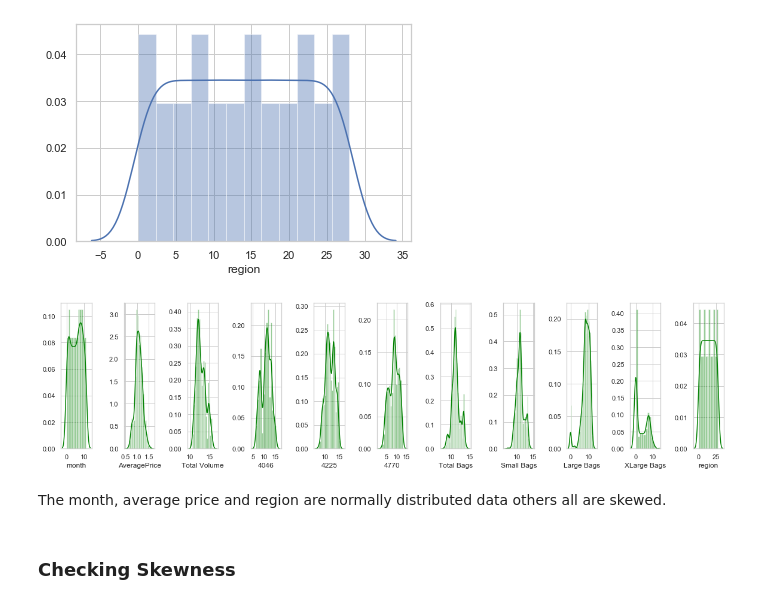
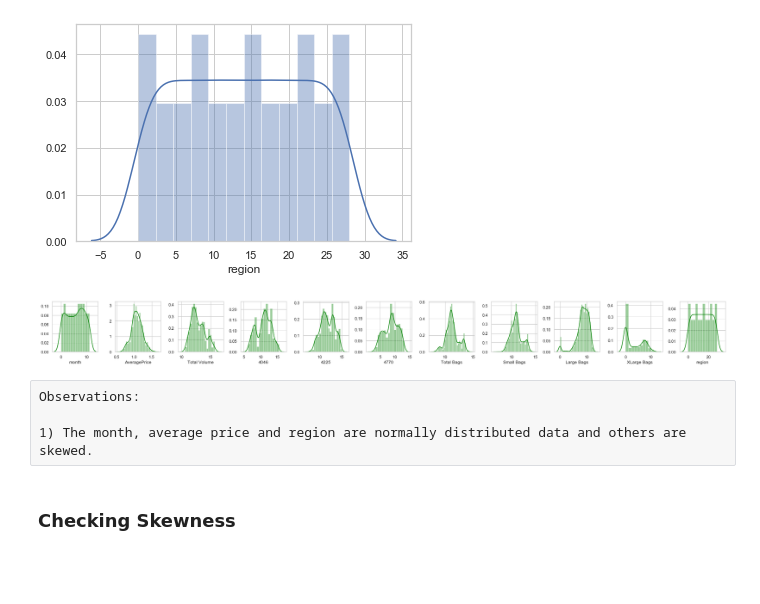
Before and after one commit to jazzcod/DataTrained_Evaluation_Projects, a Jupyter notebook: Evaluation_Project_1_Avocado.ipynb, the cells around one changed output. Saved outputs shown, nothing was run; the diff lists cells and outputs as text; code cells hidden in the pictures; blank space fills up the shorter version.

```diff
--- a/Evaluation_Project_1_Avocado.ipynb
+++ b/Evaluation_Project_1_Avocado.ipynb
@@ -373,15 +444,17 @@ for i in ds_avo_combined.columns:
 [figure]
 # %%
 #plotting distribution for all the variables in a single view format for a better understanding
-plt.figure(figsize=(25,40))
+plt.figure(figsize=(40,25))
 for i in range(0,len(collist)):
     plt.subplot(nrow,ncol,i+1)
     sns.distplot(ds_avo_combined[collist[i]],color="green")
     plt.tight_layout()
 # %% [output]
-[figure, old version]
+[figure, new version]
-# %% [markdown]
-The month, average price and region are normally distributed data others all are skewed.
+# %% [raw]
+Observations:
+
+1) The month, average price and region are normally distributed data and others are skewed.
 # %% [markdown]
 ### Checking Skewness
 # %%
```
Also changed, not shown: parts of 36 cells of this notebook, 2 other files.
